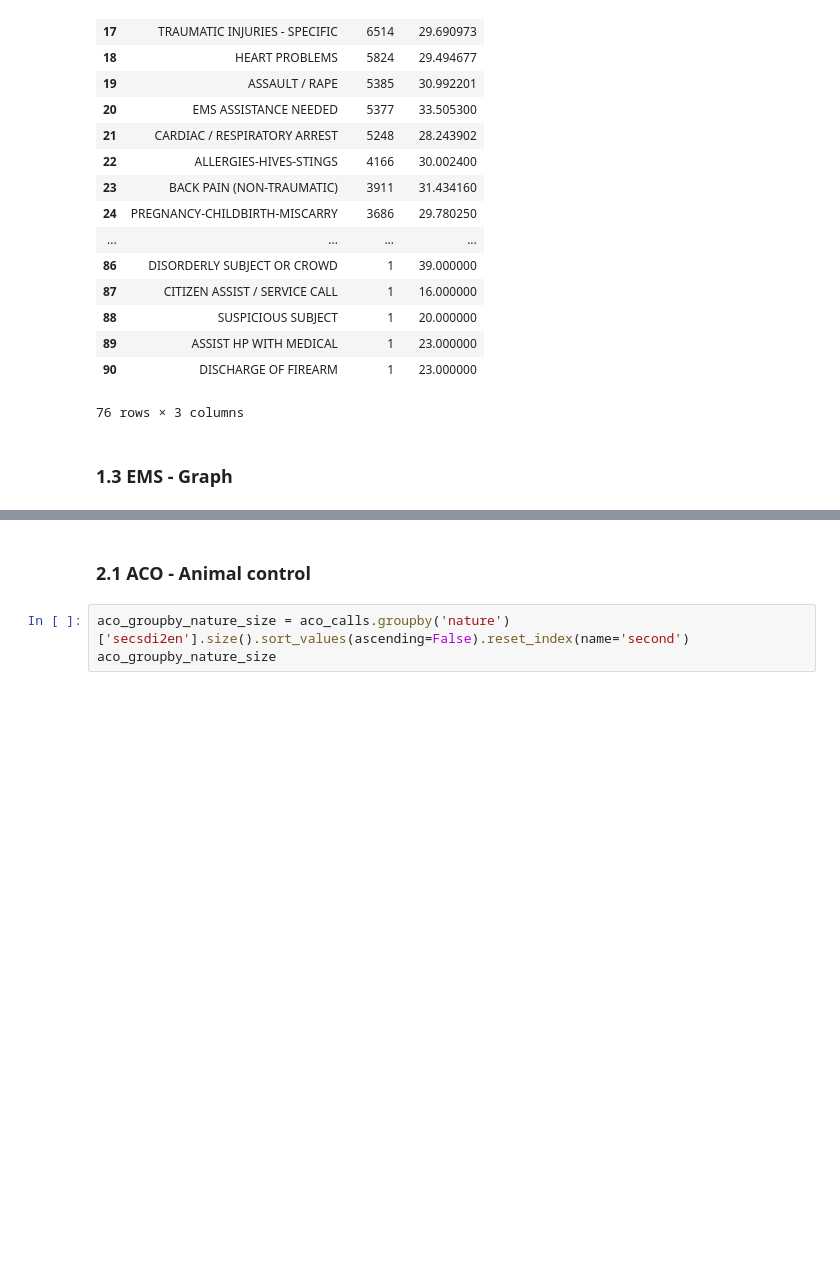
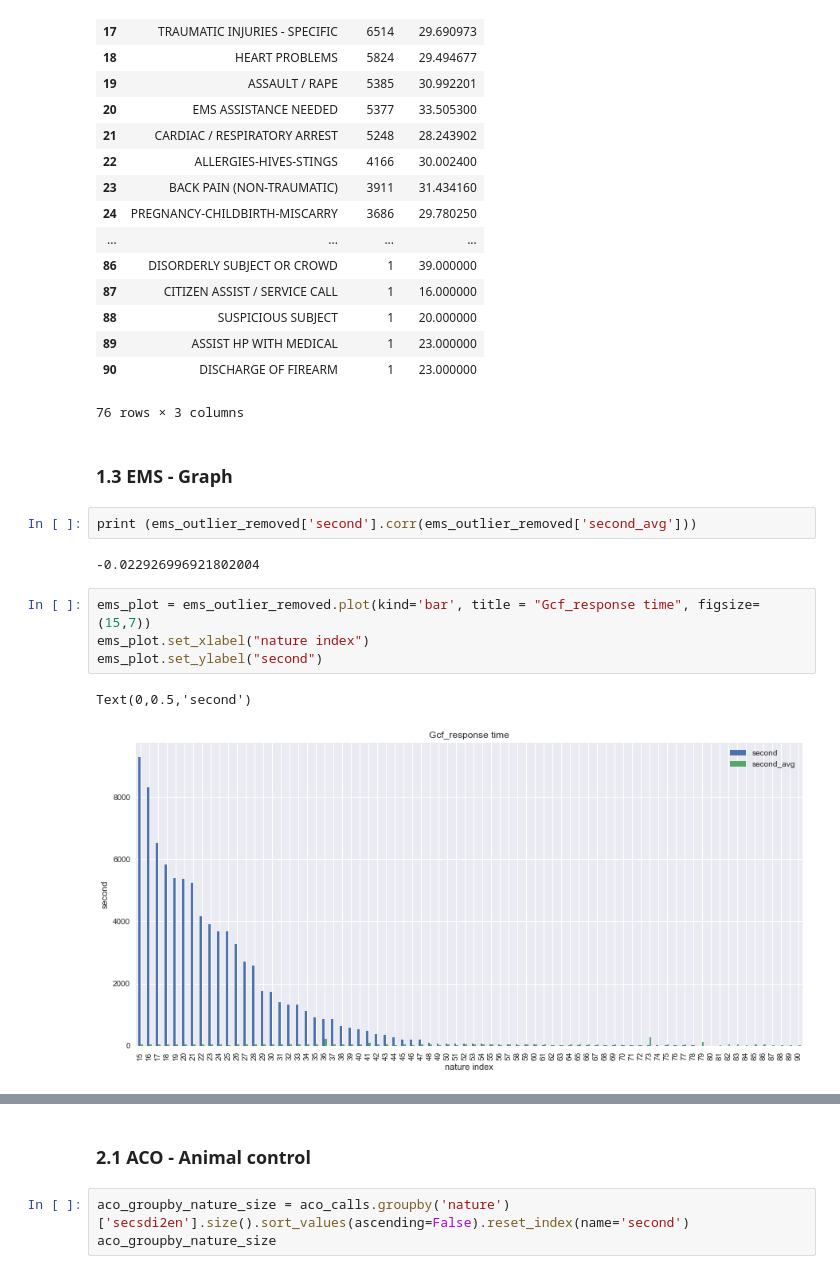
Before and after one commit to UNCG-CSE/Guilford_EMS, a Jupyter notebook: src/Nature_to _response time.ipynb, the cells around one changed output, grey strips where cells are left out. Cells and saved outputs as stored; diff of their text form; blank space fills up the shorter version.

```diff
--- a/src/Nature_to _response time.ipynb
+++ b/src/Nature_to _response time.ipynb
@@ -269,6 +269,17 @@ ems_outlier_removed
 76 rows × 3 columns
 # %% [markdown]
 ### 1.3 EMS - Graph
+# %%
+print (ems_outlier_removed['second'].corr(ems_outlier_removed['second_avg']))
+# %% [output]
+-0.022926996921802004
+# %%
+ems_plot = ems_outlier_removed.plot(kind='bar', title = "Gcf_response time", figsize=(15,7))
+ems_plot.set_xlabel("nature index")
+ems_plot.set_ylabel("second")
+# %% [output]
+Text(0,0.5,'second')
+[figure, added]
 # %%
 ems_merged.boxplot(column="second",
                return_type='axes',
```
Also changed, not shown: parts of 37 cells of this notebook, 2 other files.
